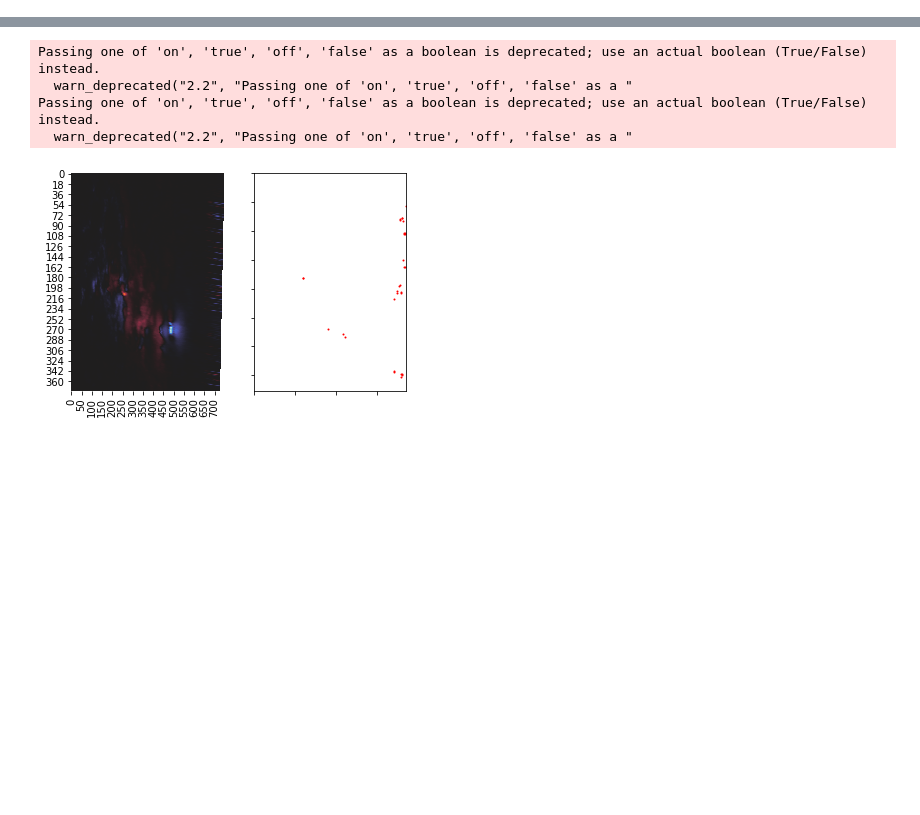
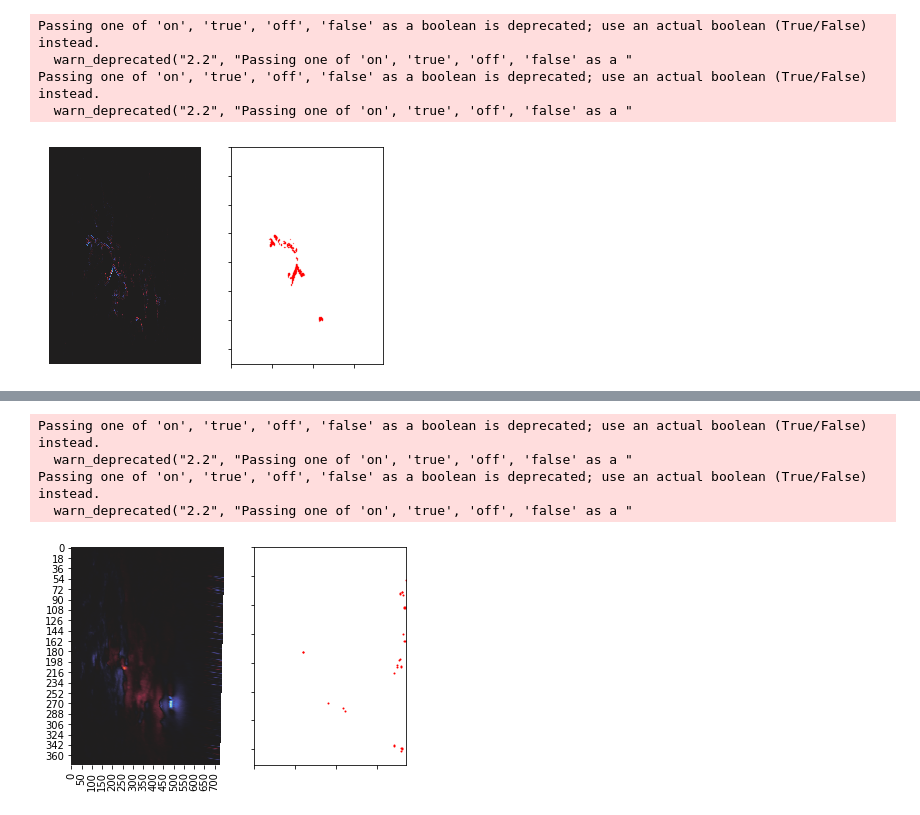
Before and after one commit to husun0822/BlueSky_Project, a Jupyter notebook: PIL/PIL_Core.ipynb, the cells around one changed output, grey strips where cells are left out. Drawn from its saved outputs; the diff is of its cells as text; code cells hidden in the pictures; blank space fills up the shorter version.

```diff
--- a/PIL/PIL_Core.ipynb
+++ b/PIL/PIL_Core.ipynb
@@ -242,0 +486,9 @@ def Candidate_selection(image,pixel_coor,pixel_weight,pixel_polarity,row_top,row
+# %%
+image = data[800,:,:]
+Edge_Detection(image,threshold=99.7,image_threshold=50,radius=12,show='select',select=2,imagename='image800')
+# %% [output]
+Passing one of 'on', 'true', 'off', 'false' as a boolean is deprecated; use an actual boolean (True/False) instead.
+  warn_deprecated("2.2", "Passing one of 'on', 'true', 'off', 'false' as a "
+Passing one of 'on', 'true', 'off', 'false' as a boolean is deprecated; use an actual boolean (True/False) instead.
+  warn_deprecated("2.2", "Passing one of 'on', 'true', 'off', 'false' as a "
+[figure, added]
```
Also changed, not shown: parts of 19 cells of this notebook, 5 other files.
